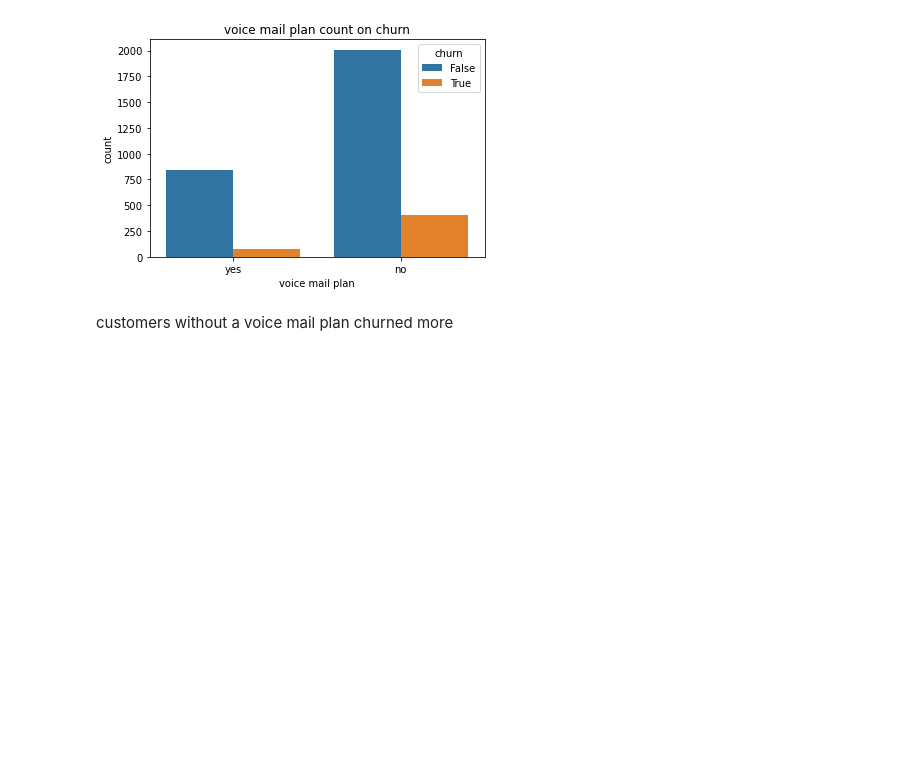
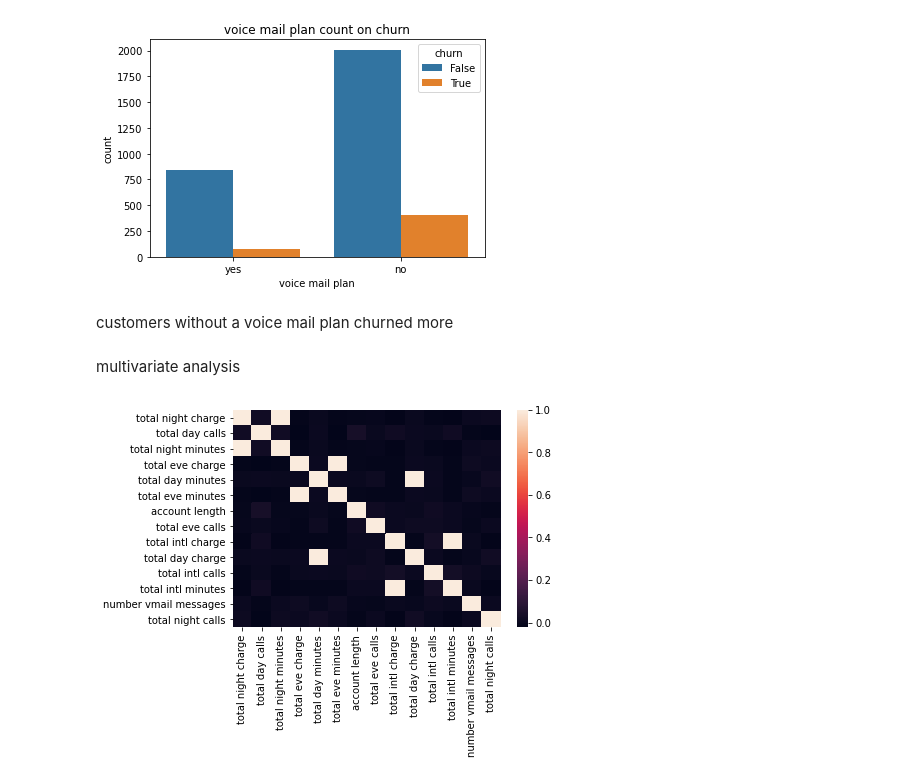
Before and after one commit to ann-mw/phase-3-project, a Jupyter notebook: Untitled.ipynb, the cells around one changed output. Drawn from its saved outputs; the diff is of its cells as text; code cells hidden in the pictures; blank space fills up the shorter version.

```diff
--- a/Untitled.ipynb
+++ b/Untitled.ipynb
@@ -321,3 +321,11 @@ sns.countplot(x='voice mail plan', data=df, hue='churn').set(title='voice mail p
 [figure]
 # %% [markdown]
 customers without a voice mail plan churned more
+# %% [markdown]
+multivariate analysis
+# %%
+numerical = list(set(df.columns)-set(['state', 'international plan', 'voice mail plan','area code', 'churn', 'customer service calls']))
+corr_matrix = df[numerical].corr()
+sns.heatmap(corr_matrix);
+# %% [output]
+[figure, added]
```
Also changed, not shown: parts of 13 cells of this notebook.
